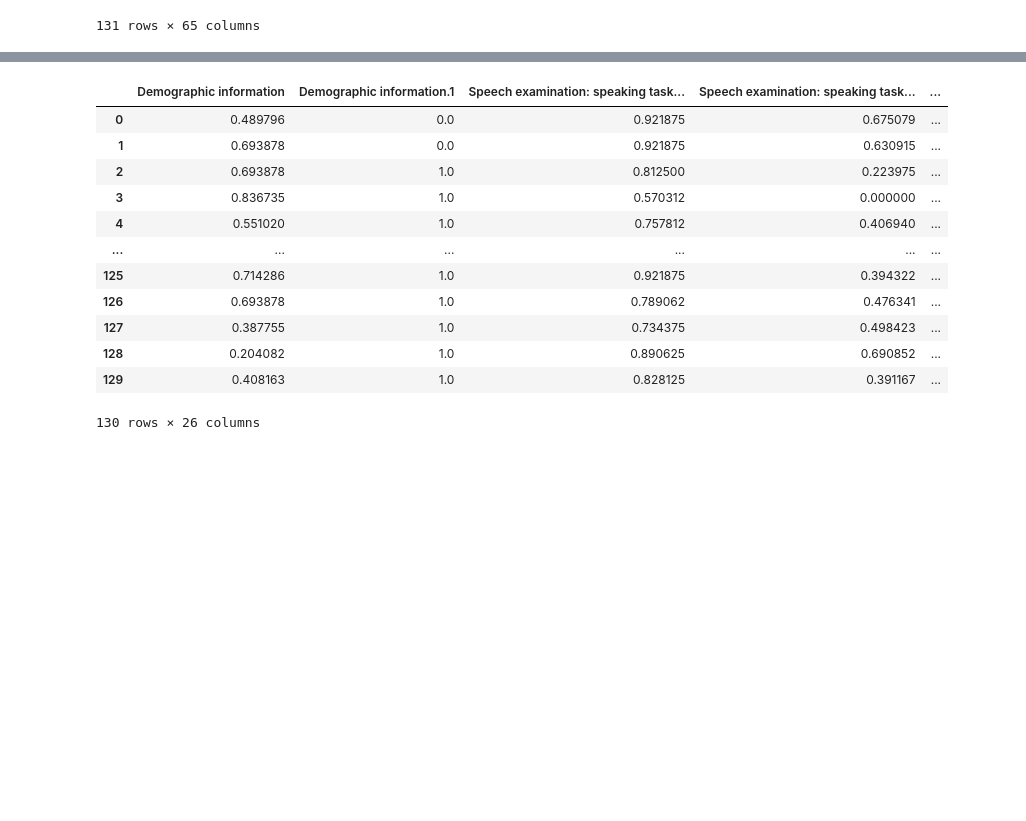
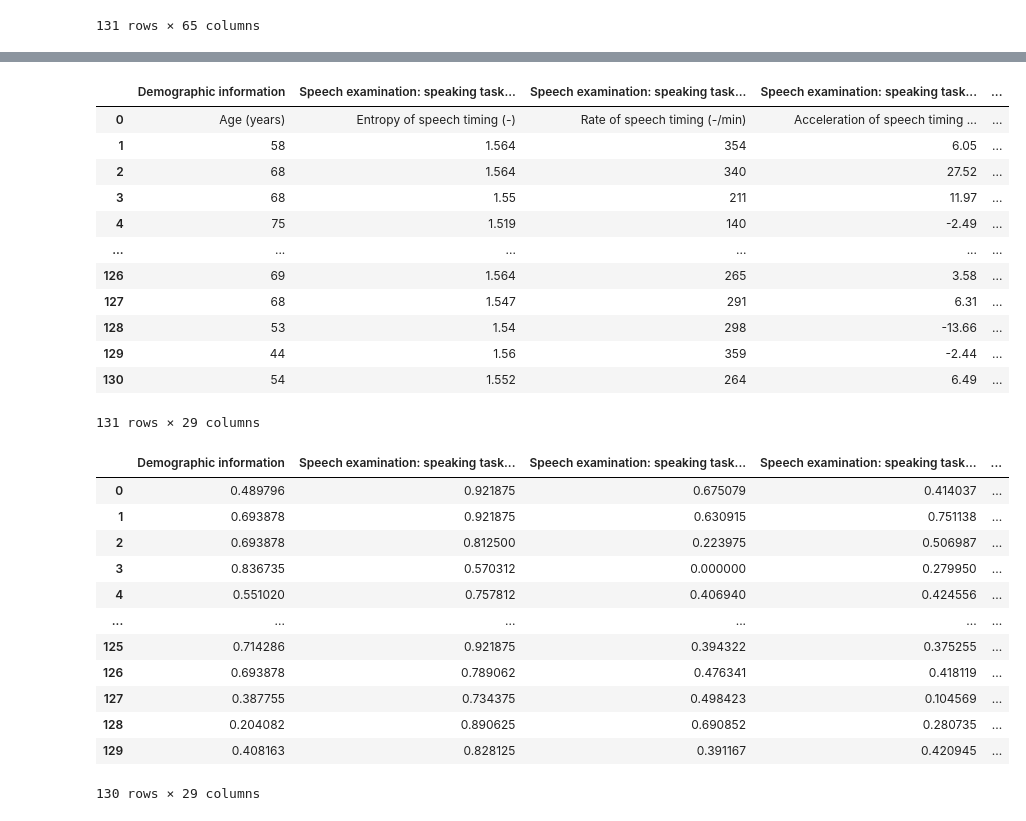
Before and after one commit to michelletheodory/parkinsons, a Jupyter notebook: theodory_MLFINAL.ipynb, the cells around one changed output, grey strips where cells are left out. Drawn from its saved outputs; the diff is of its cells as text; code cells hidden in the pictures; blank space fills up the shorter version.

```diff
--- a/theodory_MLFINAL.ipynb
+++ b/theodory_MLFINAL.ipynb
@@ -5,24 +5,34 @@ from sklearn import preprocessing
 
 data = pd.read_csv('dataset.csv')
 
+
+#need to make an input thing? Something that tells you/allows you to feed in an individual's data and then outputs their predicted disease?
+#shouldn't it be like "What is your gender? F/M, Age, Have you taken antidepressant, have you taken benzo, and then all the speech features? "Please input blah blah blah
+#and then whatever the responses are, merge that with the dataset?? or how would you predict a single case
+
+#make class here that cleans data? when I do that, it fucks up all the coding for class section for some reason...
+#class Clean:
+    #def __init__(self, data, map):
+        #self.data = data
 def map(code):
     if code.find('PD') != -1:
         return 1
     elif code.find('HC') != -1:
         return 0
-    else: return 2
+    else:
+        return 2
+
 
 data = data.rename(columns={'Unnamed: 0': 'code'})
-# print(data)
+
+    # print(data)
 data['code'] = data['code'].apply(map)
 data = data.apply(lambda col: col.apply(lambda val: np.nan if val == '-' else val))
 
 # names = data.head()
 display(data)
 
-
-
-#need to remove NA values! maybe not... because if I did that it would just delete all data on healthy controls.
+#so 2 is RBD class
 # %% [output]
 |  | code | Demographic information | Demographic information.1 | Clinical information | Clinical information.1 | ... |
 | 0 | 2 | Age (years) | Gender | Positive history of Parkinson dis... | Age of disease onset (years) | ... |
@@ -69,8 +79,7 @@ print(data.groupby('code').size())
 
 outcome = data['code']
 
-data = data.drop(columns=['code', 'Medication', 'Medication.1', 'Medication.3', 'Medication.4', 'Medication.5'])
-
+data = data.drop(columns=['code', 'Medication.1', 'Medication.4', 'Medication.5'])
 
 
 
@@ -109,32 +345,49 @@ dtype: int64
 # # data = data.drop(columns=['UPDRS III motor scale: specific items.6','UPDRS III motor scale: specific items.7', 'UPDRS III motor scale: specific items.8'])
 # display(data)
 # %%
+display(data)
+
 values = data.drop([0])
 outcome = outcome.drop([0])
 
 
 
 
 min_max_scaler = preprocessing.MinMaxScaler()
 values_scaled = min_max_scaler.fit_transform(values)
 norm_data = pd.DataFrame(values_scaled)
 norm_data.columns = data.columns
 # norm_data = (values-values.min())/(values.max()-values.min())
 display(norm_data)
+
+#norm_data = norm_data.apply(lambda col: col.apply(lambda val: np.nan if val == '-' else val))
 # %% [output]
-|  | Demographic information | Demographic information.1 | Speech examination: speaking task... | Speech examination: speaking task... | ... |
-| 0 | 0.489796 | 0.0 | 0.921875 | 0.675079 | ... |
-| 1 | 0.693878 | 0.0 | 0.921875 | 0.630915 | ... |
-| 2 | 0.693878 | 1.0 | 0.812500 | 0.223975 | ... |
-| 3 | 0.836735 | 1.0 | 0.570312 | 0.000000 | ... |
-| 4 | 0.551020 | 1.0 | 0.757812 | 0.406940 | ... |
+|  | Demographic information | Speech examination: speaking task... | Speech examination: speaking task... | Speech examination: speaking task... | ... |
+| 0 | Age (years) | Entropy of speech timing (-) | Rate of speech timing (-/min) | Acceleration of speech timing ... | ... |
+| 1 | 58 | 1.564 | 354 | 6.05 | ... |
+| 2 | 68 | 1.564 | 340 | 27.52 | ... |
+| 3 | 68 | 1.55 | 211 | 11.97 | ... |
+| 4 | 75 | 1.519 | 140 | -2.49 | ... |
 | ... | ... | ... | ... | ... | ... |
-| 125 | 0.714286 | 1.0 | 0.921875 | 0.394322 | ... |
-| 126 | 0.693878 | 1.0 | 0.789062 | 0.476341 | ... |
-| 127 | 0.387755 | 1.0 | 0.734375 | 0.498423 | ... |
-| 128 | 0.204082 | 1.0 | 0.890625 | 0.690852 | ... |
-| 129 | 0.408163 | 1.0 | 0.828125 | 0.391167 | ... |
+| 126 | 69 | 1.564 | 265 | 3.58 | ... |
+| 127 | 68 | 1.547 | 291 | 6.31 | ... |
+| 128 | 53 | 1.54 | 298 | -13.66 | ... |
+| 129 | 44 | 1.56 | 359 | -2.44 | ... |
+| 130 | 54 | 1.552 | 264 | 6.49 | ... |
-130 rows × 26 columns
+131 rows × 29 columns
+|  | Demographic information | Speech examination: speaking task... | Speech examination: speaking task... | Speech examination: speaking task... | ... |
+| 0 | 0.489796 | 0.921875 | 0.675079 | 0.414037 | ... |
+| 1 | 0.693878 | 0.921875 | 0.630915 | 0.751138 | ... |
+| 2 | 0.693878 | 0.812500 | 0.223975 | 0.506987 | ... |
+| 3 | 0.836735 | 0.570312 | 0.000000 | 0.279950 | ... |
+| 4 | 0.551020 | 0.757812 | 0.406940 | 0.424556 | ... |
+| ... | ... | ... | ... | ... | ... |
+| 125 | 0.714286 | 0.921875 | 0.394322 | 0.375255 | ... |
+| 126 | 0.693878 | 0.789062 | 0.476341 | 0.418119 | ... |
+| 127 | 0.387755 | 0.734375 | 0.498423 | 0.104569 | ... |
+| 128 | 0.204082 | 0.890625 | 0.690852 | 0.280735 | ... |
+| 129 | 0.408163 | 0.828125 | 0.391167 | 0.420945 | ... |
+130 rows × 29 columns
 # %%
 # data = data.drop(columns=['UPDRS III motor scale: specific items.12	UPDRS III motor scale: specific items.13', 'UPDRS III motor scale: specific items.14
 # %%
```
Also changed, not shown: parts of 17 cells of this notebook.
